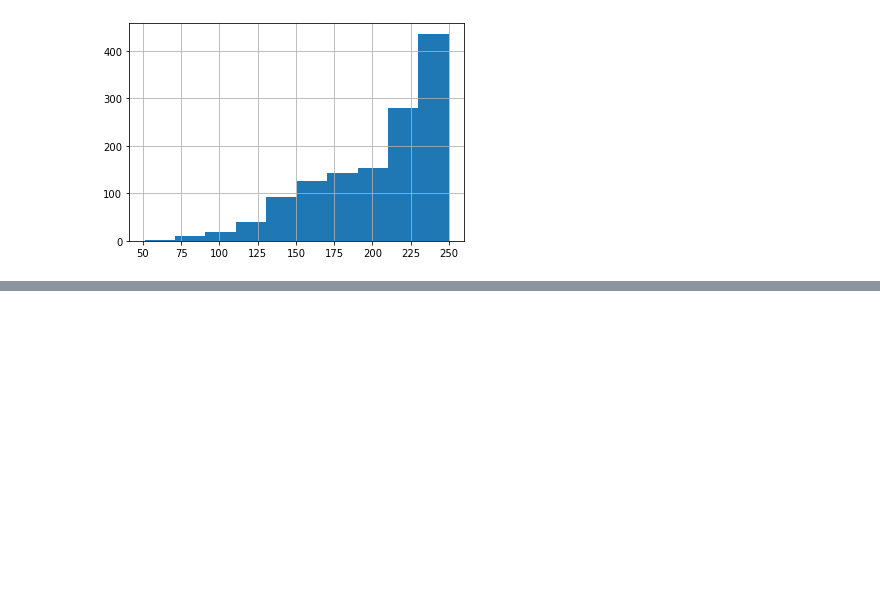
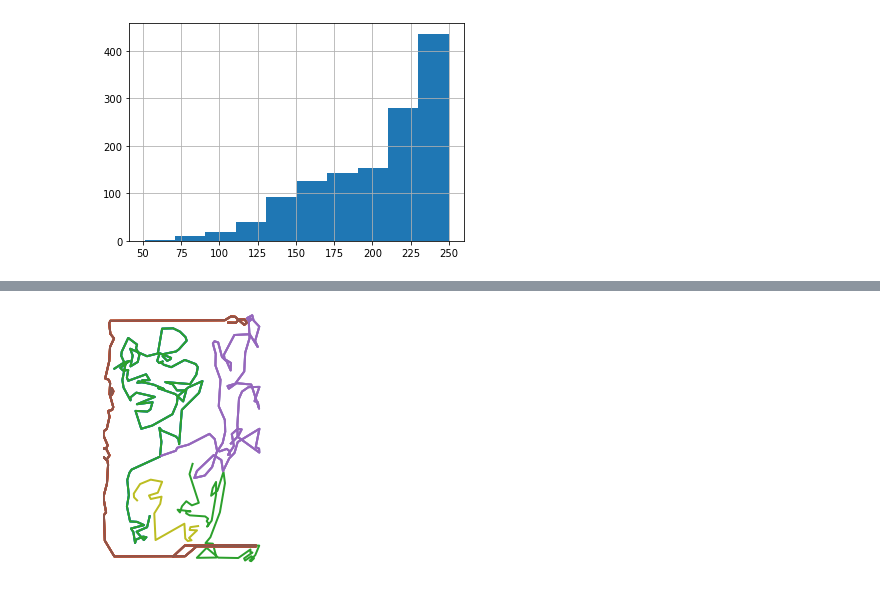
Before and after one commit to andrewlook/notebooks, a Jupyter notebook: nbs/jupyter/20240311_dataset_review.ipynb, the cells around one changed output, grey strips where cells are left out. Drawn from its saved outputs; the diff is of its cells as text; code cells hidden in the pictures; blank space fills up the shorter version.

```diff
--- a/nbs/jupyter/20240311_dataset_review.ipynb
+++ b/nbs/jupyter/20240311_dataset_review.ipynb
@@ -159,0 +193,4 @@ df0.num_points.hist(ax=ax2)
+# %%
+plot_strokes(deltas_to_strokes(train3[2376]))
+# %% [output]
+[figure, added]
```
Also changed, not shown: parts of 9 cells of this notebook, 5 other files.
